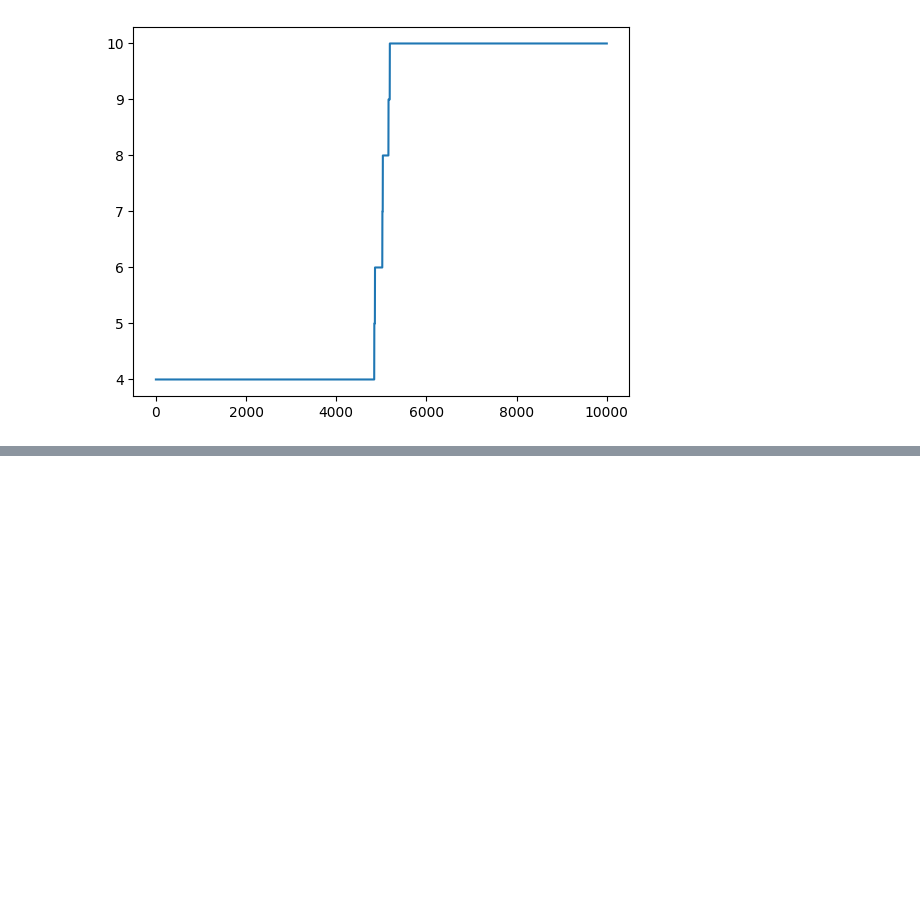
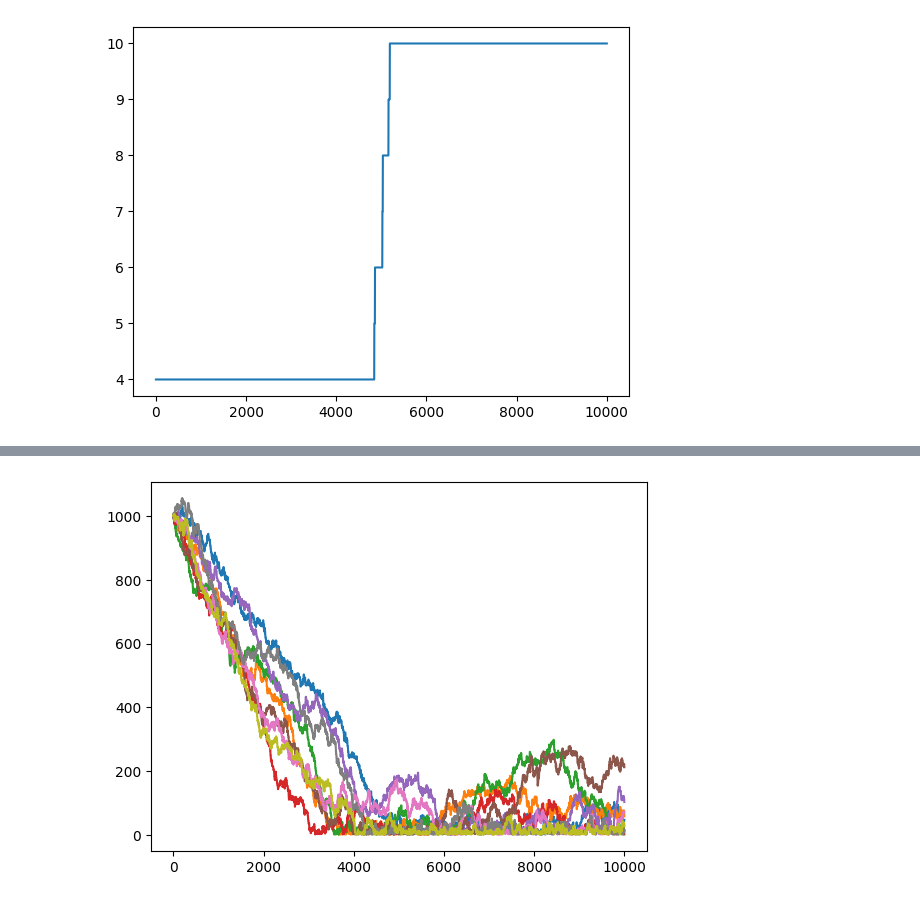
Before and after one commit to mlvl36667/lnsim, a Jupyter notebook: graphviz.ipynb, the cells around one changed output, grey strips where cells are left out. Saved outputs shown, nothing was run; the diff lists cells and outputs as text; code cells hidden in the pictures; blank space fills up the shorter version.

```diff
--- a/graphviz.ipynb
+++ b/graphviz.ipynb
@@ -196,0 +195,23 @@ plt.show()
+# %%
+import json
+f = open('vis')
+data = json.load(f)
+
+import matplotlib.pyplot as plt
+import numpy as np
+
+plt.plot([x[0] for x in data], [x[1] for x in data])
+plt.plot([x[0] for x in data], [x[2] for x in data])
+plt.plot([x[0] for x in data], [x[3] for x in data])
+plt.plot([x[0] for x in data], [x[4] for x in data])
+plt.plot([x[0] for x in data], [x[5] for x in data])
+plt.plot([x[0] for x in data], [x[6] for x in data])
+plt.plot([x[0] for x in data], [x[7] for x in data])
+plt.plot([x[0] for x in data], [x[8] for x in data])
+plt.plot([x[0] for x in data], [x[9] for x in data])
+
+
+
+plt.show()
+# %% [output]
+[figure, added]
```
Also changed, not shown: parts of 7 cells of this notebook, 1 other file.
